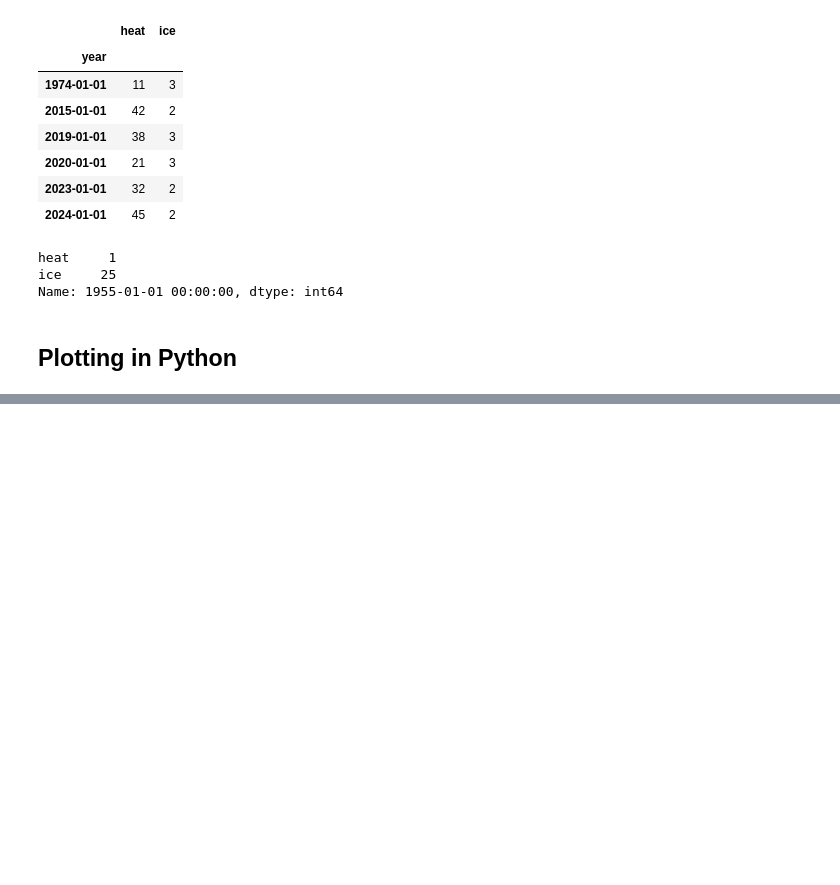
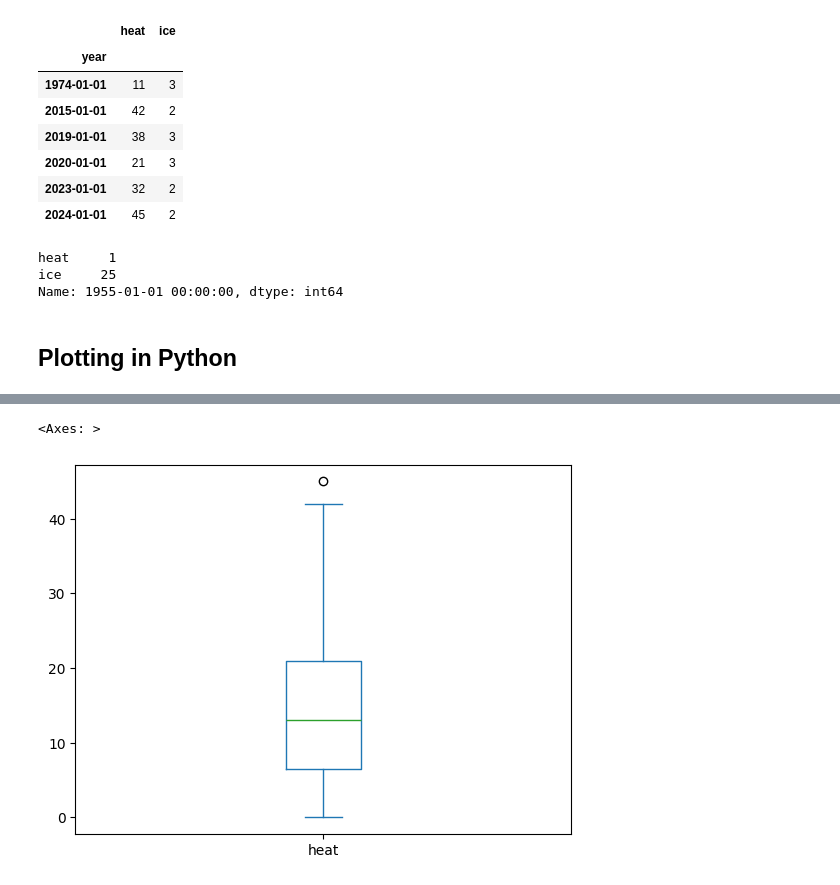
Before and after one commit to mckoh/data-science-mcit-ba-im-2026, a Jupyter notebook: notebooks/01_data_with_pandas.ipynb, the cells around one changed output, grey strips where cells are left out. Drawn from its saved outputs; the diff is of its cells as text; code cells hidden in the pictures; blank space fills up the shorter version.

```diff
--- a/notebooks/01_data_with_pandas.ipynb
+++ b/notebooks/01_data_with_pandas.ipynb
@@ -128,0 +159,5 @@ Name: 1955-01-01 00:00:00, dtype: int64
+# %%
+df["heat"].plot(kind="box")
+# %% [output]
+<Axes: >
+[figure, added]
```
Also changed, not shown: parts of 6 cells of this notebook.
